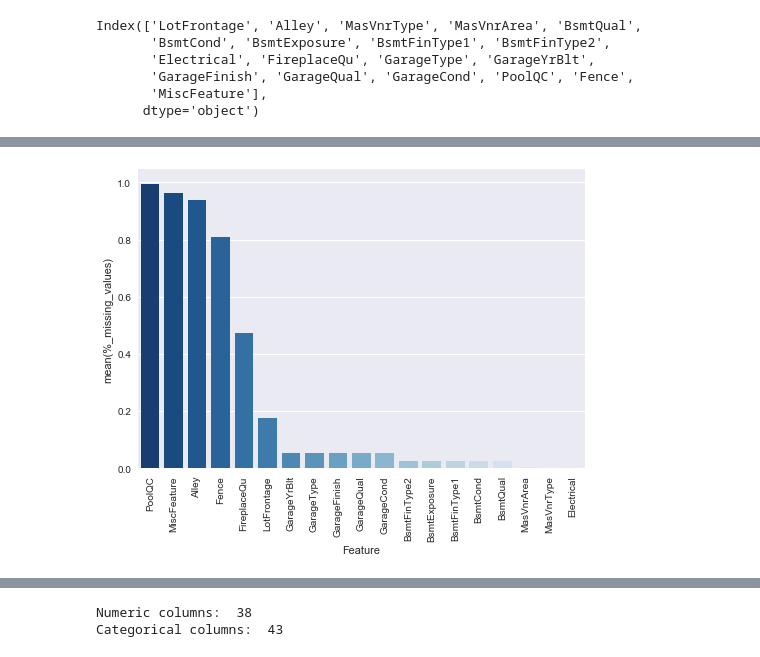
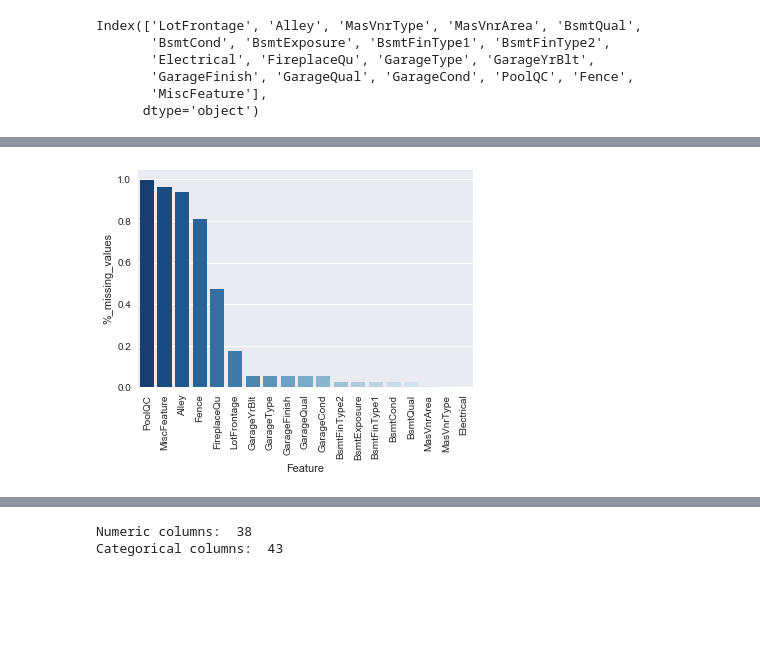
Before and after one commit to timbowler/Springboard, a Jupyter notebook: capstone_1_milestone.ipynb, the cells around one changed output, grey strips where cells are left out. Cells and saved outputs as stored; diff of their text form; code cells hidden in the pictures; blank space fills up the shorter version.

```diff
--- a/capstone_1_milestone.ipynb
+++ b/capstone_1_milestone.ipynb
@@ -117,16 +117,15 @@ dtype: float64
 # %%
 # plotting missing values
 miss_vals = pd.DataFrame(miss_vals)
 miss_vals.columns = ['%_missing_values']
-miss_vals.index.names = ['Feature']
 miss_vals['Feature'] = miss_vals.index
 
 sns.set(style='darkgrid')
 sns.barplot(x='Feature', y='%_missing_values', data=miss_vals, palette=sns.color_palette("Blues_r", 19))
 plt.xticks(rotation=90)
-sns.plt.show()
+plt.show()
 # %% [output]
-[figure, old version]
+[figure, new version]
 # %%
 # distribution plot of target vaiable SalePrice
 sns.distplot(train.SalePrice, fit=norm)
```
Also changed, not shown: parts of 39 cells of this notebook.
